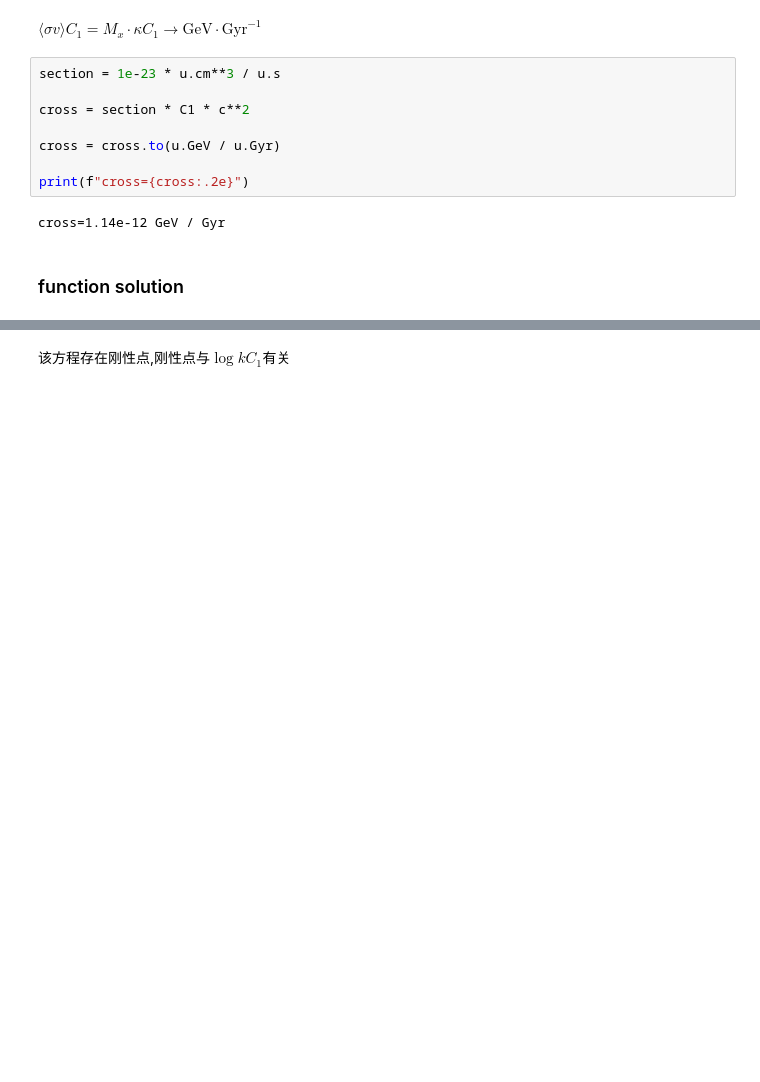
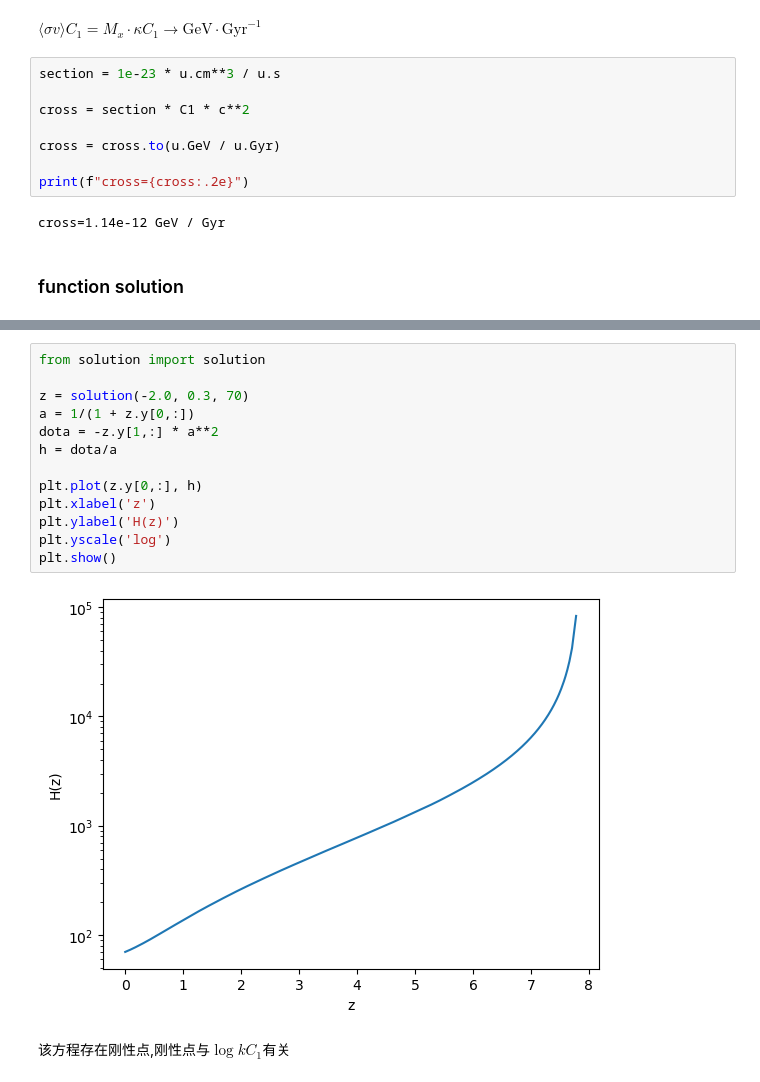
Before and after one commit to kaltsit33/IDM, a Jupyter notebook: all_in_one.ipynb, the cells around one changed output, grey strips where cells are left out. Cells and saved outputs as stored; diff of their text form; blank space fills up the shorter version.

```diff
--- a/all_in_one.ipynb
+++ b/all_in_one.ipynb
@@ -53,6 +53,21 @@ cross=1.14e-12 GeV / Gyr
 ### function solution
 # %% [markdown]
 $z''(t)=\frac{H_0^4\kappa C_1\Omega_{1,0}^2(z(t)^4+1)+3H_0^4\Omega_{1,0}^2z(t)^2(2\kappa C_1-3z'(t))+H_0^4\Omega_{1,0}^2z(t)^3(4\kappa C_1-3z'(t))-3H_0^4\Omega_{1,0}^2z'(t)+5H_0^2\Omega_{1,0}z'(t)^3-\kappa C_1z'(t)^4+H_0^2\Omega_{1,0}z(t)(4H_0^2\kappa C_1\Omega_{1,0}-9H_0^2\Omega_{1,0}z'(t)+5z'(t)^3)}{2H_0^2\Omega_{1,0}(1+z(t))^2z'(t)}$
+# %%
+from solution import solution
+
+z = solution(-2.0, 0.3, 70)
+a = 1/(1 + z.y[0,:])
+dota = -z.y[1,:] * a**2
+h = dota/a
+
+plt.plot(z.y[0,:], h)
+plt.xlabel('z')
+plt.ylabel('H(z)')
+plt.yscale('log')
+plt.show()
+# %% [output]
+[figure, added]
 # %% [markdown]
 该方程存在刚性点,刚性点与$\log kC_1$有关
 # %%
```
Also changed, not shown: parts of 20 cells of this notebook, 38 other files.
